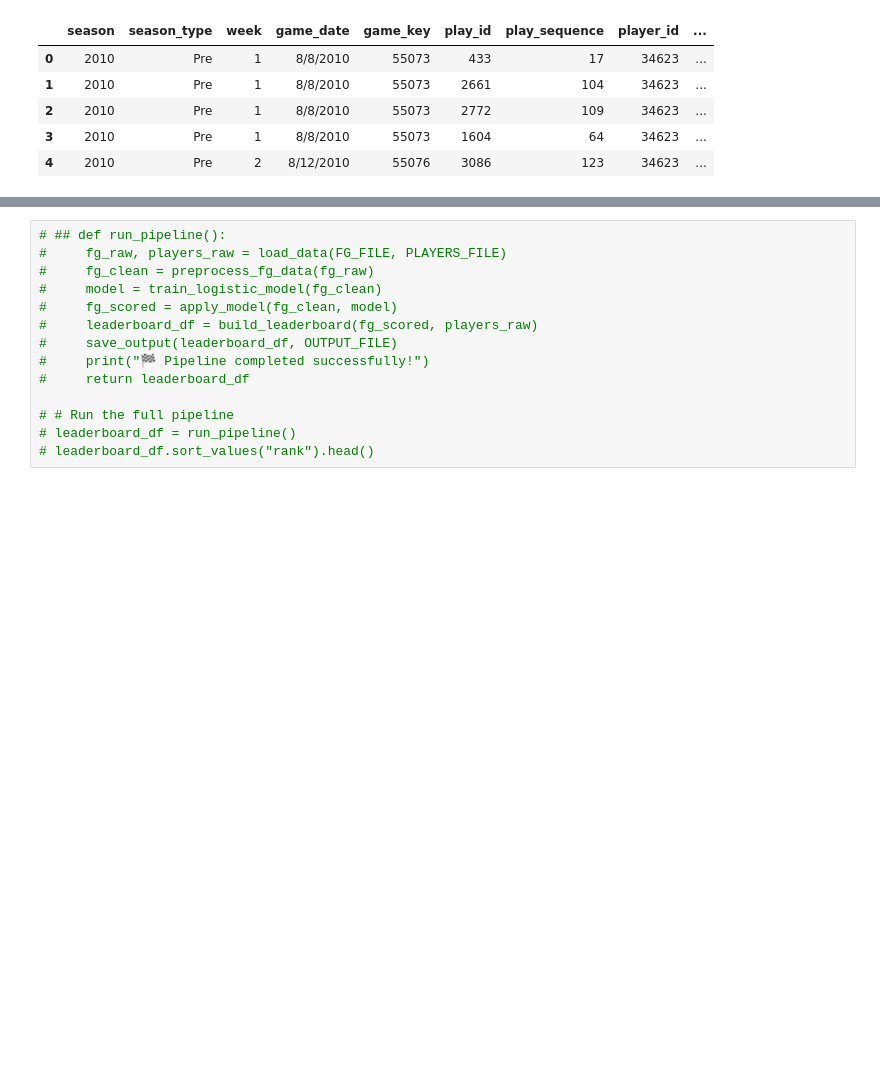
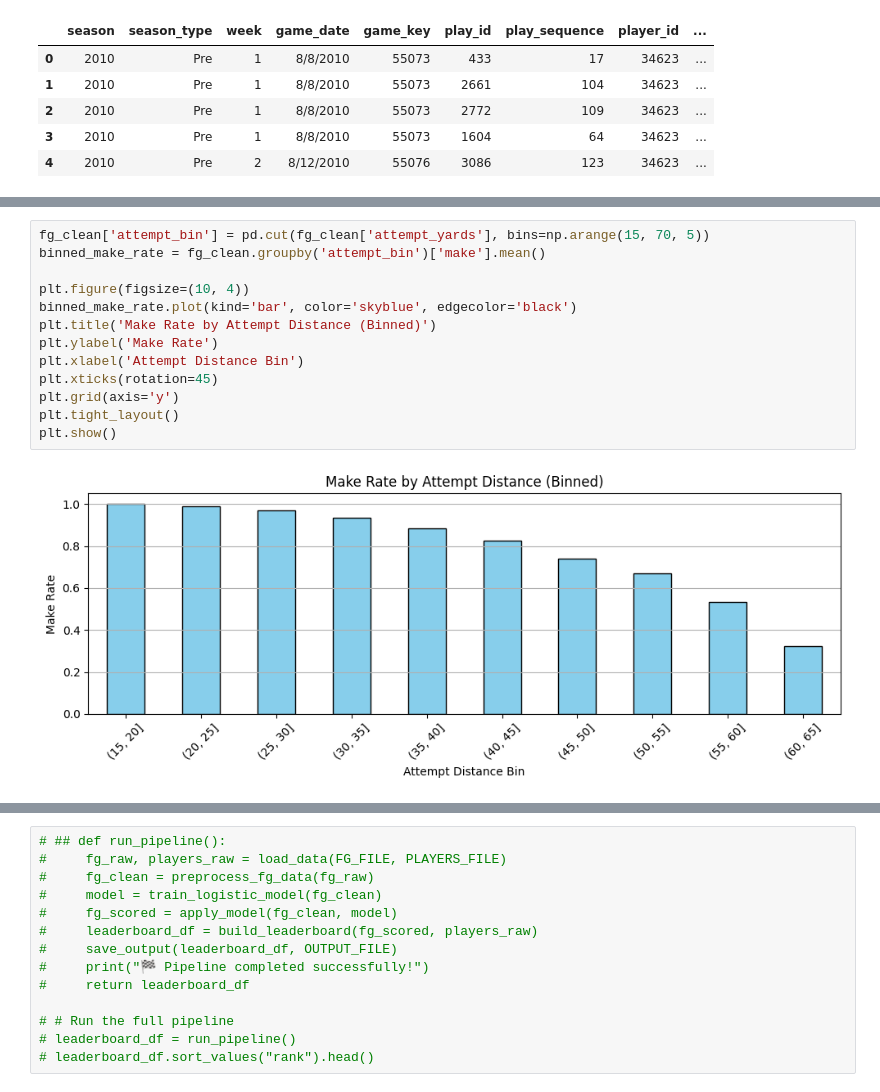
Before and after one commit to Jordan-Wergiles/fg-kicker-leaderboard, a Jupyter notebook: app/Leaderboard Notebook.ipynb, the cells around one changed output, grey strips where cells are left out. Saved outputs shown, nothing was run; the diff lists cells and outputs as text; blank space fills up the shorter version.

```diff
--- a/app/Leaderboard Notebook.ipynb
+++ b/app/Leaderboard Notebook.ipynb
@@ -157,0 +320,15 @@ display(results_df)
+# %%
+fg_clean['attempt_bin'] = pd.cut(fg_clean['attempt_yards'], bins=np.arange(15, 70, 5))
+binned_make_rate = fg_clean.groupby('attempt_bin')['make'].mean()
+
+plt.figure(figsize=(10, 4))
+binned_make_rate.plot(kind='bar', color='skyblue', edgecolor='black')
+plt.title('Make Rate by Attempt Distance (Binned)')
+plt.ylabel('Make Rate')
+plt.xlabel('Attempt Distance Bin')
+plt.xticks(rotation=45)
+plt.grid(axis='y')
+plt.tight_layout()
+plt.show()
+# %% [output]
+[figure, added]
```
Also changed, not shown: parts of 27 cells of this notebook, 7 other files.
